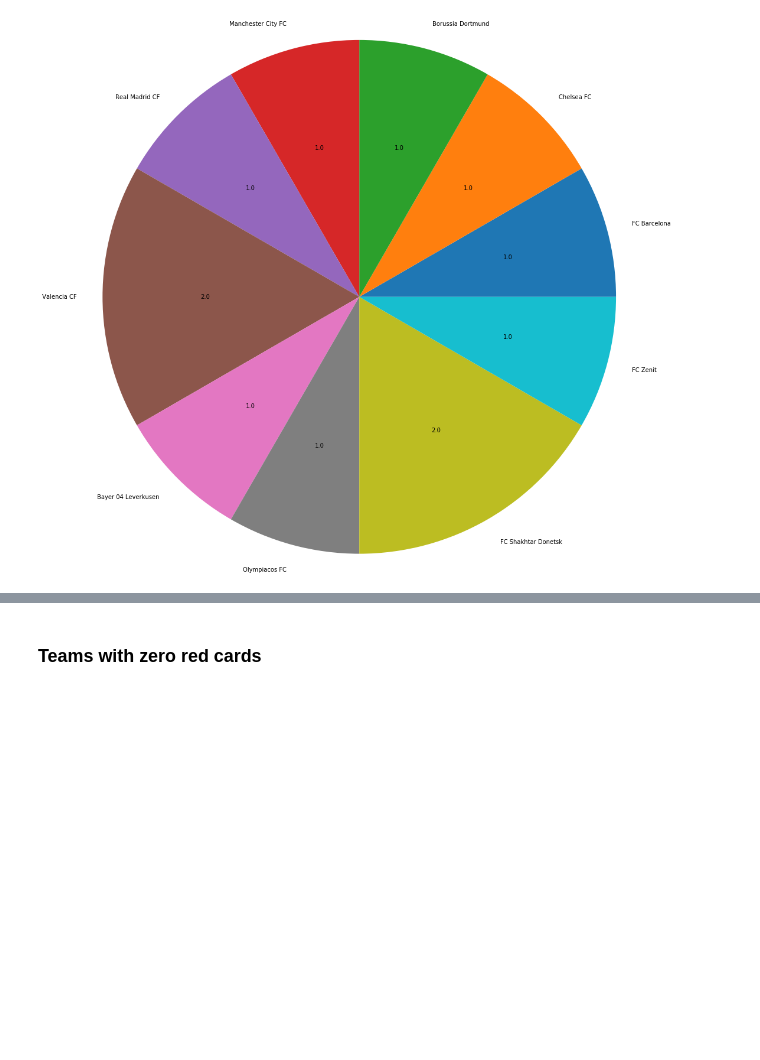
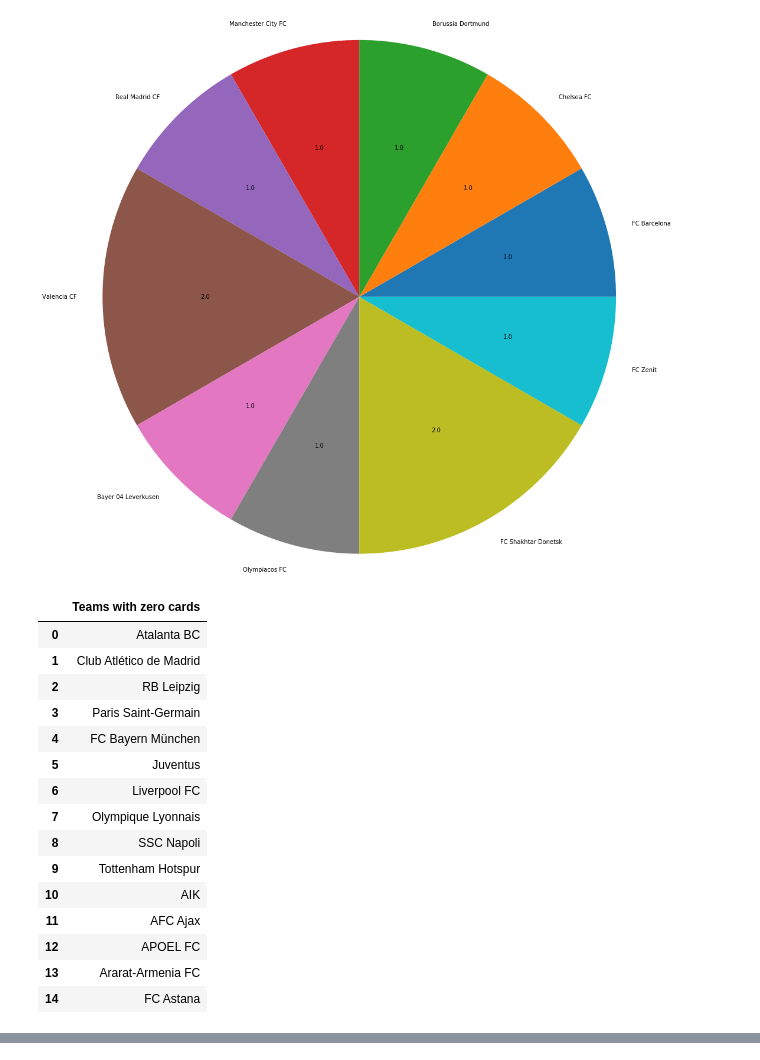
Before and after one commit to cdejuana/webcrawler, a Jupyter notebook: graph/graph_red_cards.ipynb, the cells around one changed output, grey strips where cells are left out. Cells and saved outputs as stored; diff of their text form; code cells hidden in the pictures; blank space fills up the shorter version.

Commit message:
showing 'teams with zero cards' in table columns instead of markdown heading

```diff
--- a/graph/graph_red_cards.ipynb
+++ b/graph/graph_red_cards.ipynb
@@ -60,7 +60,7 @@ for k, v in score.items():
 df=pd.DataFrame(some_cards.items(), columns=['Team Name', 'Num of cards'])
 
 #panda dataframe for teams with zero cards
-zr=pd.DataFrame(zero_cards.keys(), columns=['Team Name'])
+zr=pd.DataFrame(zero_cards.keys(), columns=['Teams with zero cards'])
 
 #function to round up number of cards
 def absolute_value(val):
@@ -69,30 +69,48 @@ def absolute_value(val):
     return a
 
 
 plt.pie(
     #the values are number of cards
     df['Num of cards'],
     # with the labels being team names
     labels=df['Team Name'],
     #this prints the number of cards to pie chart
     autopct=absolute_value,
     radius=5
     )
 
 # View the plot
 plt.show()
 
 def display_side_by_side(*args):
     html_str=''
     for df in args:
         html_str+=df.to_html()
     display_html(html_str.replace('table','table style="display:inline"'),raw=True)
 
 first30 = zr.head(30)
 last30 = zr.tail(30)
 first15 = first30.head(15)
 second15 = first30.tail(15)
 third15 = last30.head(15)
 fourth15 = last30.tail(15)
+
+display_side_by_side(first15, second15, third15, fourth15)
 # %% [output]
 [figure]
+|  | Teams with zero cards |
+| 0 | Atalanta BC |
+| 1 | Club Atlético de Madrid |
+| 2 | RB Leipzig |
+| 3 | Paris Saint-Germain |
+| 4 | FC Bayern München |
+| 5 | Juventus |
+| 6 | Liverpool FC |
+| 7 | Olympique Lyonnais |
+| 8 | SSC Napoli |
+| 9 | Tottenham Hotspur |
+| 10 | AIK |
+| 11 | AFC Ajax |
+| 12 | APOEL FC |
+| 13 | Ararat-Armenia FC |
+| 14 | FC Astana |
@@ -99,2 +164,0 @@ fourth15 = last30.tail(15)
-# %% [markdown]
-### Teams with zero red cards
```
Also changed, not shown: parts of 2 cells of this notebook.
